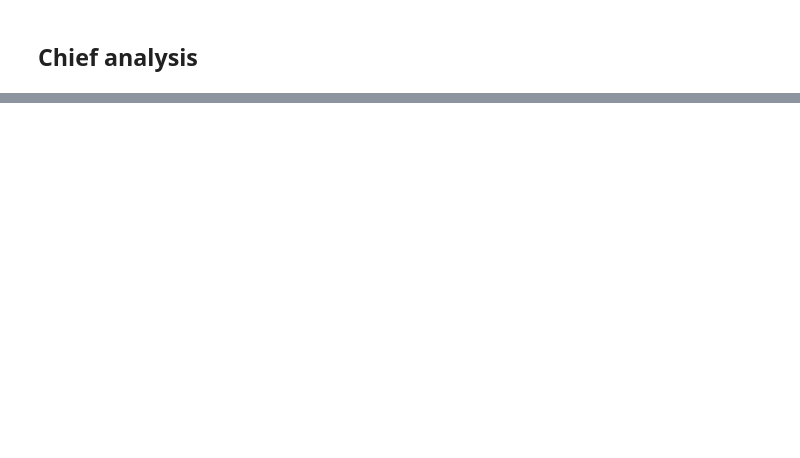
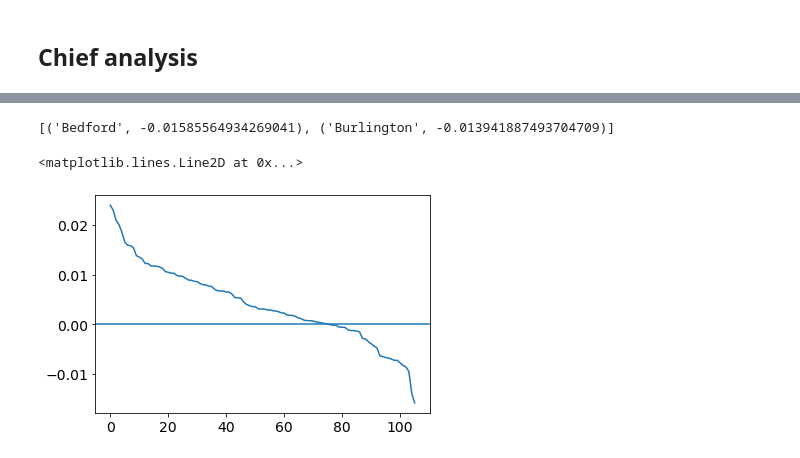
Before and after one commit to DarioZappala/caratterizzazione-sistemi-innovativi, a Jupyter notebook: fingerprint.ipynb, the cells around one changed output, grey strips where cells are left out. Cells and saved outputs as stored; diff of their text form; code cells hidden in the pictures; blank space fills up the shorter version.

```diff
--- a/fingerprint.ipynb
+++ b/fingerprint.ipynb
@@ -538,0 +452,11 @@ show_clusters(filtered_pivoted,
+# %%
+def calculate_angular_coeff(values):
+    X = np.array([i for i in range(len(values))]).reshape(-1,1)
+    # Create a range of values for the independent variable (e.g., time)
+    y = values
+
+    # Create and fit the linear regression model
+    model = LinearRegression().fit(X, y)
+
+    # Get the angular coefficient (slope)
+    return model.coef_[0]
@@ -538,0 +506,11 @@ show_clusters(filtered_pivoted,
+# %%
+filtered_dict = {key: value for key, value in city_coeff.items() if value<=-0.01}
+sorted(filtered_dict.items(), key=lambda item: item[1])
+# %% [output]
+[('Bedford', -0.01585564934269041), ('Burlington', -0.013941887493704709)]
+# %%
+plt.plot(sorted(l_coeff,reverse=True))
+plt.axhline(y=0)
+# %% [output]
+<matplotlib.lines.Line2D at 0x...>
+[figure, added]
```
Also changed, not shown: parts of 46 cells of this notebook, 29 other files.
